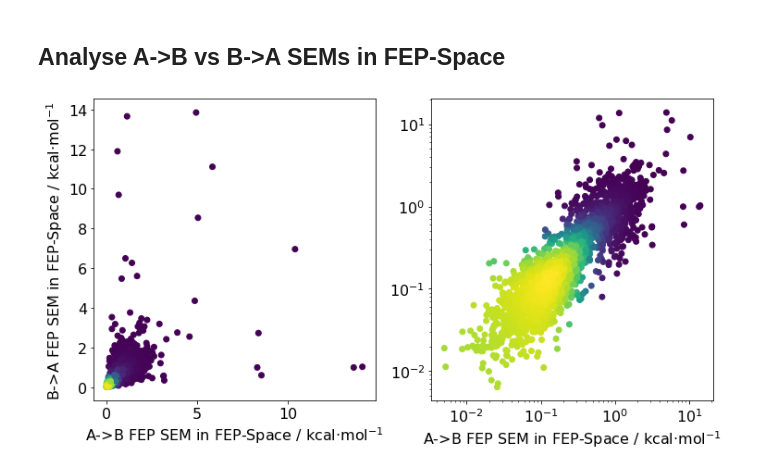
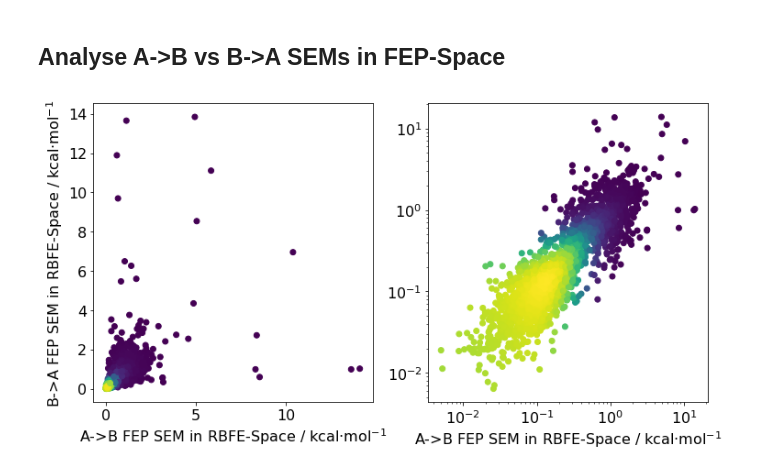
Before and after one commit to michellab/RBFENN, a Jupyter notebook: ANALYSIS/perturbation_networks/_03_analyse_training_losses.ipynb, the cells around one changed output. Cells and saved outputs as stored; diff of their text form; code cells hidden in the pictures.

```diff
--- a/ANALYSIS/perturbation_networks/_03_analyse_training_losses.ipynb
+++ b/ANALYSIS/perturbation_networks/_03_analyse_training_losses.ipynb
@@ -364,32 +364,32 @@ for idx, row in df.iterrows():
 # %%
 f, axes = plt.subplots(1, 2, figsize=(12,6))
 
 ### left
 xy = np.vstack([sem_values_ab, sem_values_ba])
 z = gaussian_kde(xy)(xy)
 axes[0].scatter(sem_values_ab, sem_values_ba, c=z)
 
-axes[0].set_xlabel("A->B FEP SEM in FEP-Space / kcal$\cdot$mol$^{-1}$")
-axes[0].set_ylabel("B->A FEP SEM in FEP-Space / kcal$\cdot$mol$^{-1}$")
+axes[0].set_xlabel("A->B FEP SEM in RBFE-Space / kcal$\cdot$mol$^{-1}$")
+axes[0].set_ylabel("B->A FEP SEM in RBFE-Space / kcal$\cdot$mol$^{-1}$")
 
 #### right
 xy = np.vstack([sem_values_ab, sem_values_ba])
 z = gaussian_kde(xy)(xy)
 axes[1].scatter(sem_values_ab, sem_values_ba, c=z)
 
-axes[1].set_xlabel("A->B FEP SEM in FEP-Space / kcal$\cdot$mol$^{-1}$")
+axes[1].set_xlabel("A->B FEP SEM in RBFE-Space / kcal$\cdot$mol$^{-1}$")
 # axes[1].set_ylabel("B->A FEP SEM in FEP-Space / kcal$\cdot$mol$^{-1}$")
 
 
 axes[1].set_yscale('log')
 axes[1].set_xscale('log')
 
 
 plt.savefig("/home/jscheen/projects/FEPSPACE/figures/fepspace_a_vs_b_density_both_scales.png", dpi=300)
 
 plt.show()
 # %% [output]
-[figure, old version]
+[figure, new version]
 # %%
 f, ax = plt.subplots(figsize=(6,6))
 
```
Also changed, not shown: parts of 2 cells of this notebook, 1 other file.
